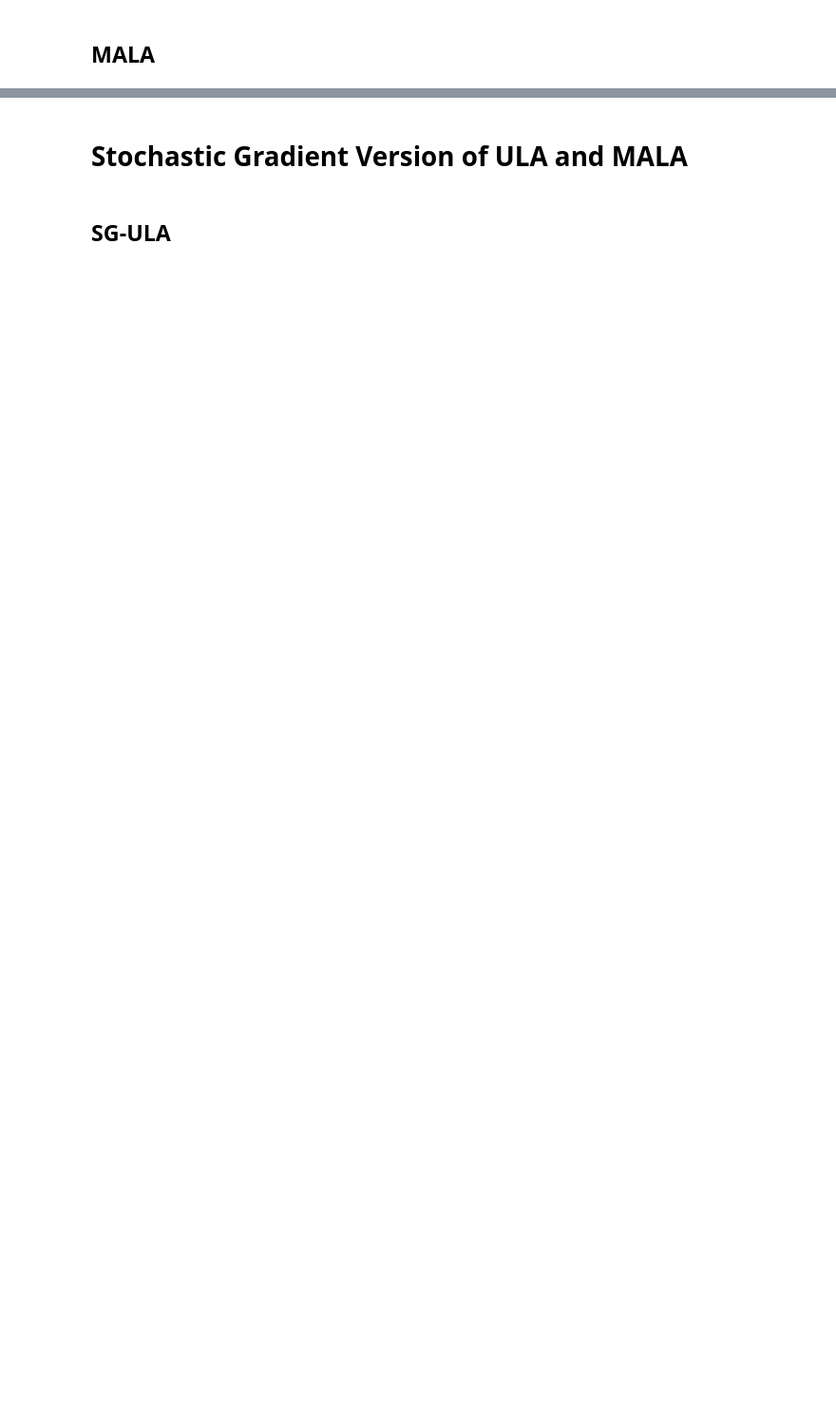
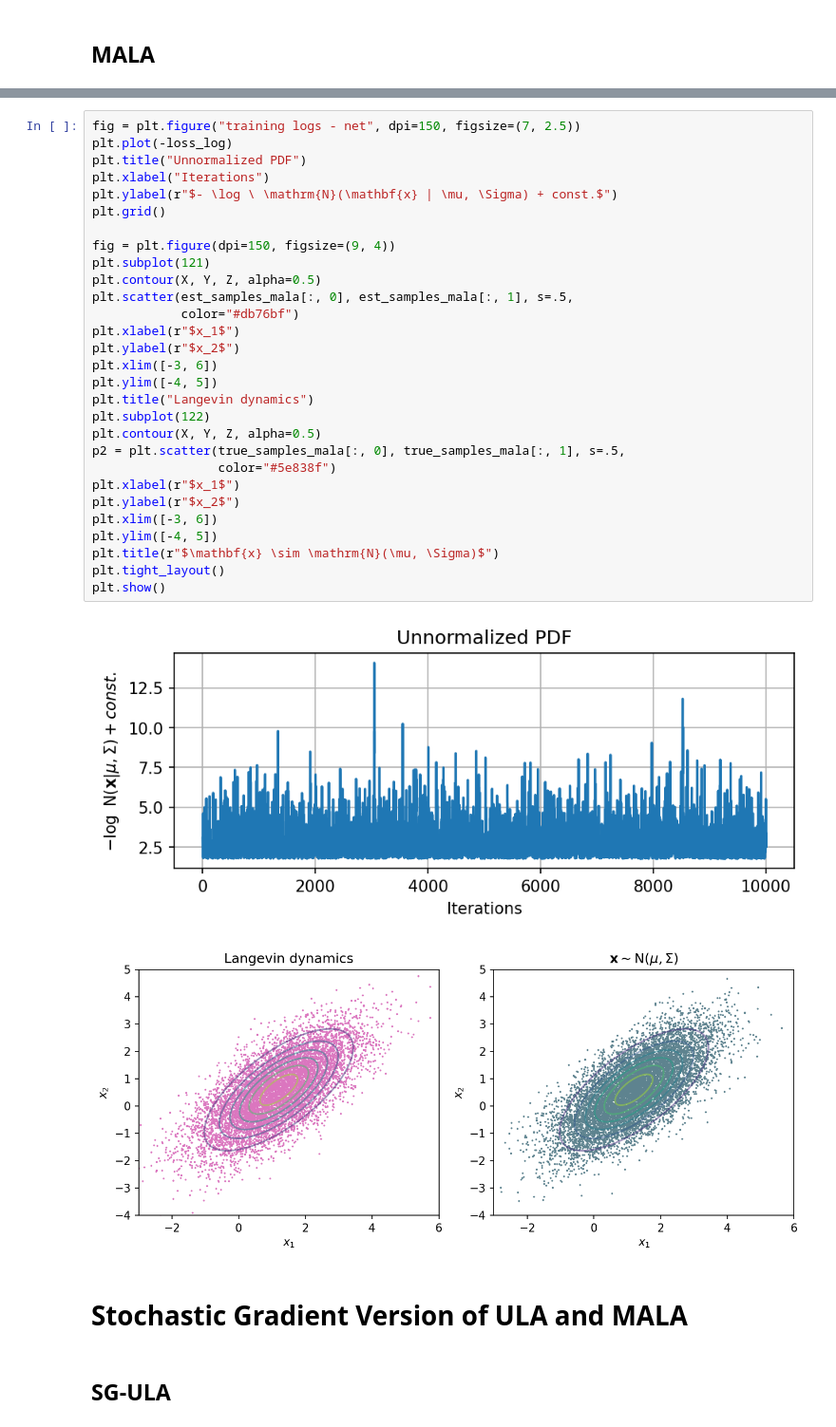
Before and after one commit to shushuzh/608-project, a Jupyter notebook: src/project.ipynb, the cells around one changed output, grey strips where cells are left out. Shown at 95% size. Cells and saved outputs as stored; diff of their text form; blank space fills up the shorter version.

```diff
--- a/src/project.ipynb
+++ b/src/project.ipynb
@@ -265,3 +263,35 @@ plt.show()
+# %%
+fig = plt.figure("training logs - net", dpi=150, figsize=(7, 2.5))
+plt.plot(-loss_log)
+plt.title("Unnormalized PDF")
+plt.xlabel("Iterations")
+plt.ylabel(r"$- \log \ \mathrm{N}(\mathbf{x} | \mu, \Sigma) + const.$")
+plt.grid()
+
+fig = plt.figure(dpi=150, figsize=(9, 4))
+plt.subplot(121)
+plt.contour(X, Y, Z, alpha=0.5)
+plt.scatter(est_samples_mala[:, 0], est_samples_mala[:, 1], s=.5,
+            color="#db76bf")
+plt.xlabel(r"$x_1$")
+plt.ylabel(r"$x_2$")
+plt.xlim([-3, 6])
+plt.ylim([-4, 5])
+plt.title("Langevin dynamics")
+plt.subplot(122)
+plt.contour(X, Y, Z, alpha=0.5)
+p2 = plt.scatter(true_samples_mala[:, 0], true_samples_mala[:, 1], s=.5,
+                 color="#5e838f")
+plt.xlabel(r"$x_1$")
+plt.ylabel(r"$x_2$")
+plt.xlim([-3, 6])
+plt.ylim([-4, 5])
+plt.title(r"$\mathbf{x} \sim \mathrm{N}(\mu, \Sigma)$")
+plt.tight_layout()
+plt.show()
+# %% [output]
+[figure, added]
+[figure, added]
 # %% [markdown]
 # Stochastic Gradient Version of ULA and MALA
 # %% [markdown]
```
Also changed, not shown: parts of 15 cells of this notebook, 4 other files.
